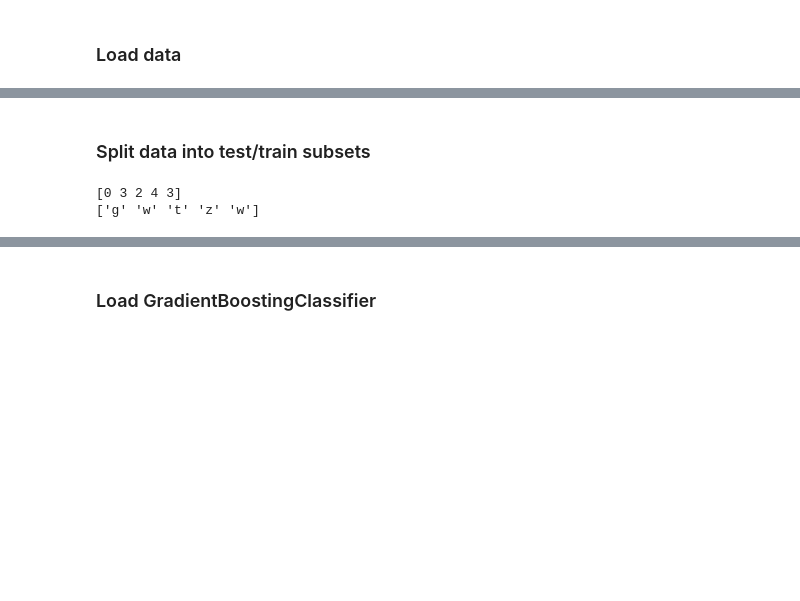
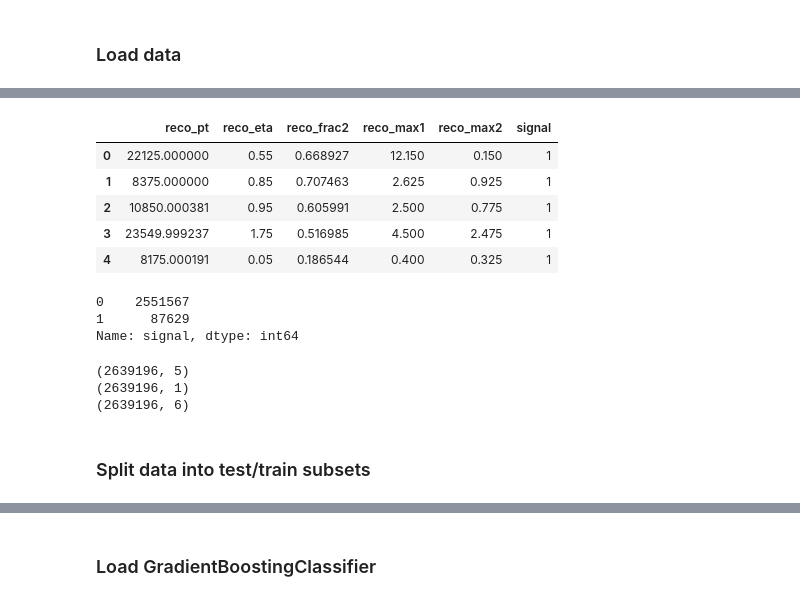
Before and after one commit to vladov3000/TauLeptonClassifier, a Jupyter notebook: BDT_Tau_Classifier.ipynb, the cells around one changed output, grey strips where cells are left out. Saved outputs shown, nothing was run; the diff lists cells and outputs as text; code cells hidden in the pictures; blank space fills up the shorter version.

```diff
--- a/BDT_Tau_Classifier.ipynb
+++ b/BDT_Tau_Classifier.ipynb
@@ -26,14 +29,42 @@ FileNotFoundError: [Errno 2] No such file or directory: 'params5_used.txt'
-# %%
-data = fetch_openml('hls4ml_lhc_jets_hlf')
-X, y = data['data'], data['target']
+# %%
+def load_data(sig_filename, bg_filename, features):
+    """ Returns X, Y for data stored in csv file"""
+
+    sig_df = pd.read_csv(sig_filename)[features]
+    bg_df = pd.read_csv(bg_filename)[features]
+
+    sig_df["signal"] = 1
+    bg_df["signal"] = 0
+
+    df  = pd.concat([sig_df, bg_df], ignore_index=True)
+
+    X = df.to_numpy()[:, :-1]
+    Y = df.to_numpy()[:, -1][np.newaxis].transpose()
+    # Y = np.reshape(Y, (Y.shape[0], 1))
+
+    return df, X, Y
+# %%
+df, X, Y = load_data("~/tdata/sig.csv", "~/tdata/bg.csv", params_used)
+# %%
+display(df.head())
+display(df["signal"].value_counts())
+# %% [output]
+|  | reco_pt | reco_eta | reco_frac2 | reco_max1 | reco_max2 | signal |
+| 0 | 22125.000000 | 0.55 | 0.668927 | 12.150 | 0.150 | 1 |
+| 1 | 8375.000000 | 0.85 | 0.707463 | 2.625 | 0.925 | 1 |
+| 2 | 10850.000381 | 0.95 | 0.605991 | 2.500 | 0.775 | 1 |
+| 3 | 23549.999237 | 1.75 | 0.516985 | 4.500 | 2.475 | 1 |
+| 4 | 8175.000191 | 0.05 | 0.186544 | 0.400 | 0.325 | 1 |
+0    2551567
+1      87629
+Name: signal, dtype: int64
+# %%
+print(X.shape)
+print(Y.shape)
+print(np.concatenate((X, Y), axis=1).shape)
+# %% [output]
+(2639196, 5)
+(2639196, 1)
+(2639196, 6)
 # %% [markdown]
 ### Split data into test/train subsets
-# %%
-le = LabelEncoder()
-y = le.fit_transform(y)
-X_train_val, X_test, y_train_val, y_test = train_test_split(X, y, test_size=0.2, random_state=42)
-print(y[:5])
-print(le.inverse_transform(y[:5]))
-# %% [output]
-[0 3 2 4 3]
-['g' 'w' 't' 'z' 'w']
```
Also changed, not shown: parts of 19 cells of this notebook, 3 other files.
